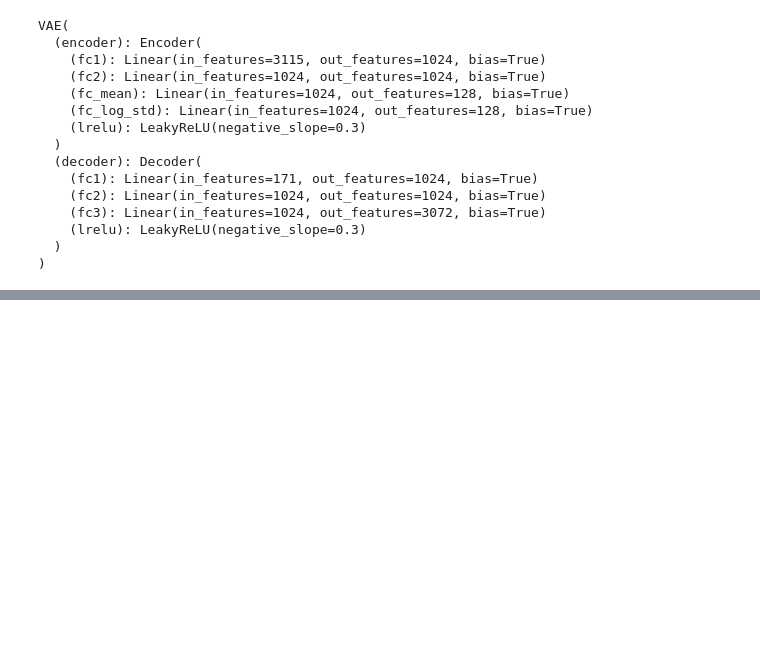
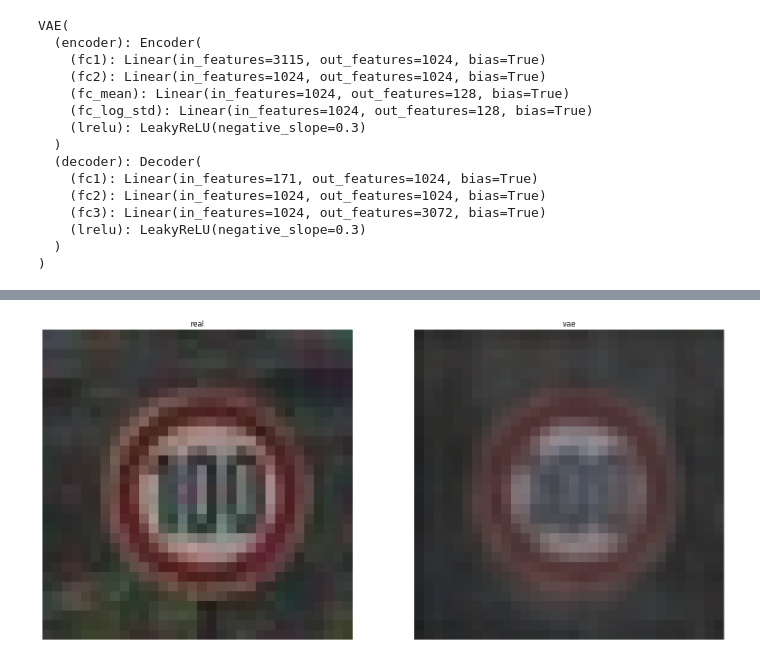
Before and after one commit to szymonsteccc/ssne_26L, a Jupyter notebook: generatywne/rozwiazanie.ipynb, the cells around one changed output, grey strips where cells are left out. Saved outputs shown, nothing was run; the diff lists cells and outputs as text; code cells hidden in the pictures; blank space fills up the shorter version.

```diff
--- a/generatywne/rozwiazanie.ipynb
+++ b/generatywne/rozwiazanie.ipynb
@@ -175,12 +181,14 @@ plt.show()
 save_model(vae, "output/vae_model.pt")
 # %%
 _, axs = plt.subplots(1, 2, figsize=(20, 10))
-img = next(iter(loader))[0].to(device)
-recon = vae(img)[0]
-axs[0].imshow(recon[0].permute(1, 2, 0).cpu().detach())
-axs[0].set_title("vae")
+img, label = next(iter(loader))
+recon = vae_m(img.to(device), onehot[label].to(device))[0]
+axs[1].axis("off")
+axs[1].imshow(recon[0].permute(1, 2, 0).cpu().detach())
+axs[1].set_title("vae")
+axs[0].imshow(img[0].permute(1, 2, 0).cpu().detach())
+axs[0].set_title("real")
 axs[0].axis("off")
-axs[1].imshow(img[0].permute(1, 2, 0).cpu().detach())
-axs[1].set_title("real")
-axs[1].axis("off")
 plt.show()
+# %% [output]
+[figure, added]
```
Also changed, not shown: parts of 14 cells of this notebook.
